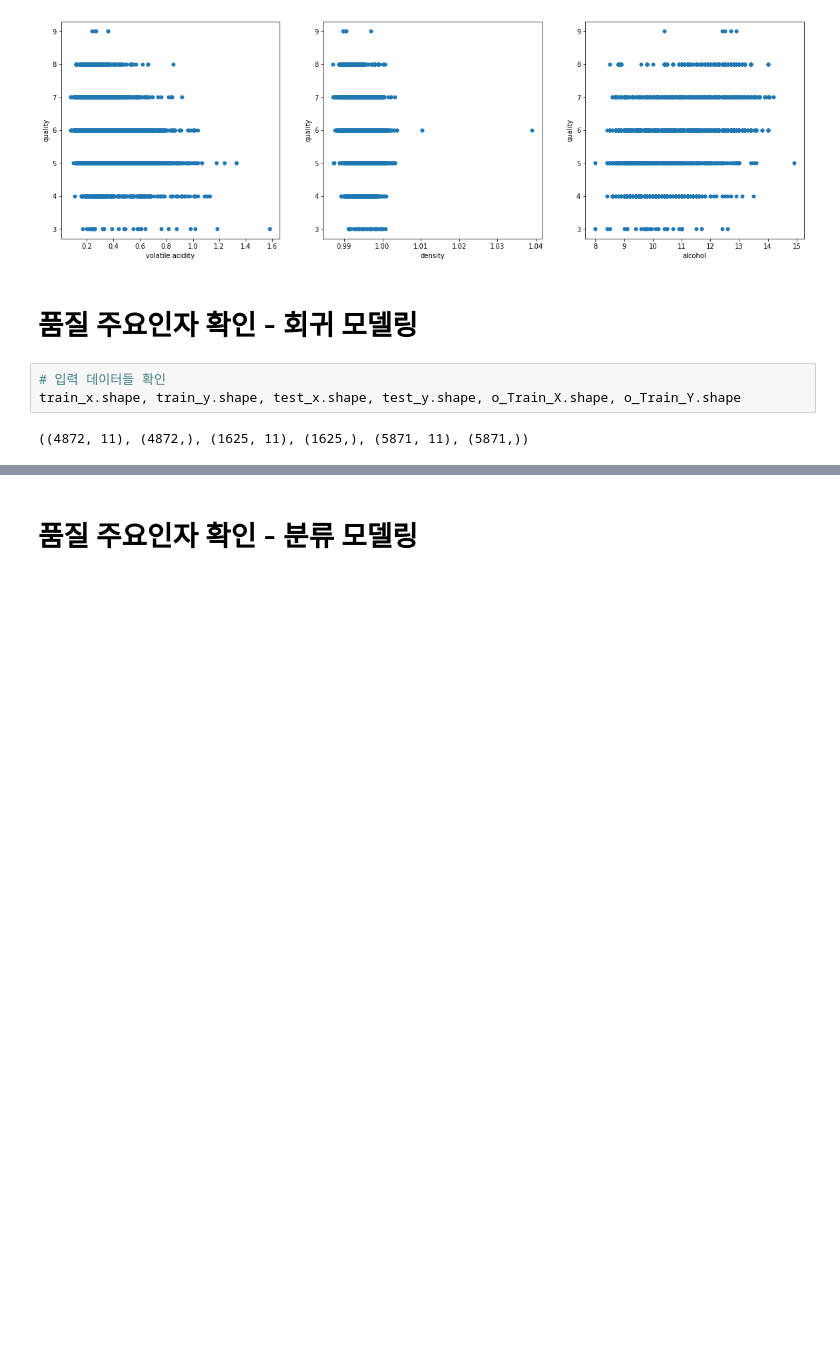
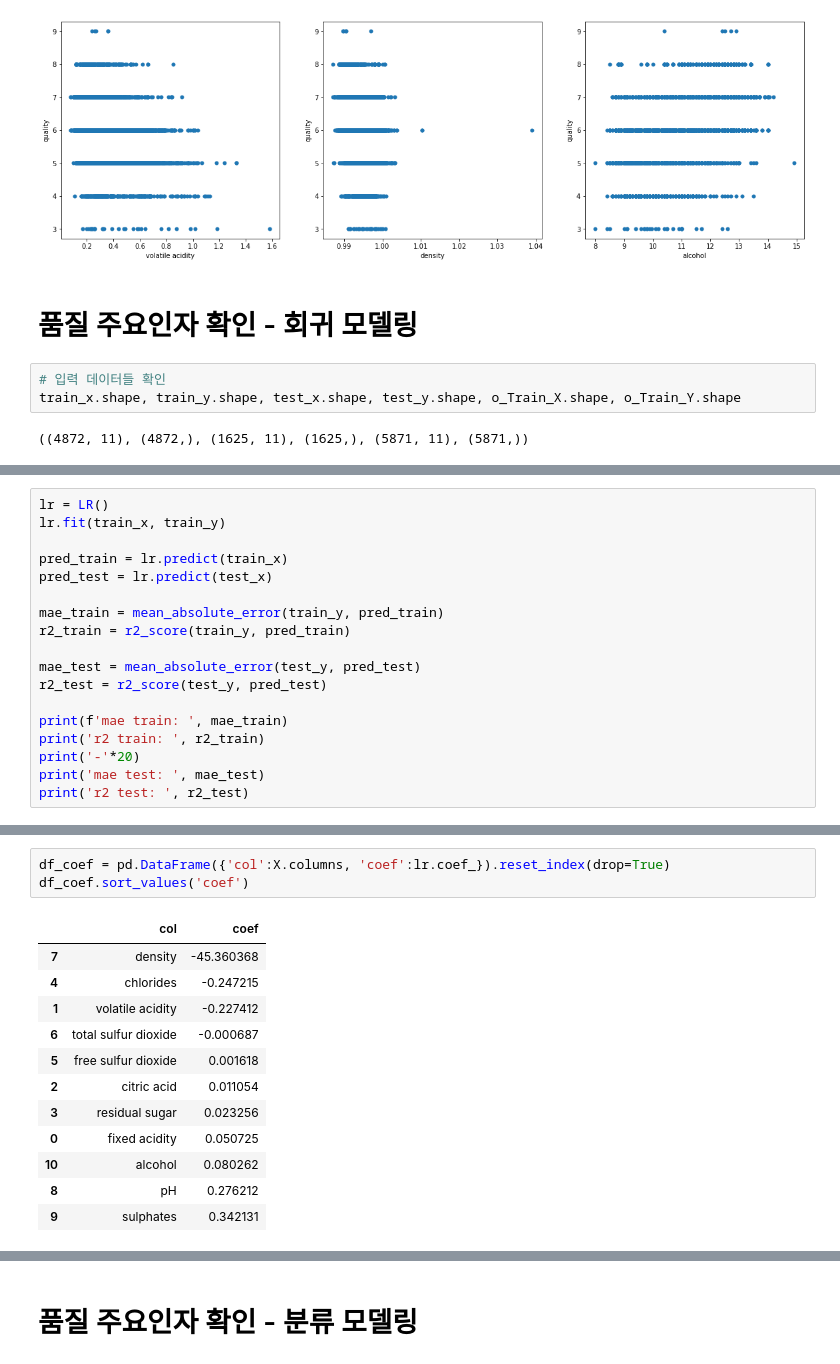
Before and after one commit to seonydg/ml-premium-wine-production-analysis, a Jupyter notebook: premium-wine-production-analysis-1.ipynb, the cells around one changed output, grey strips where cells are left out. Cells and saved outputs as stored; diff of their text form; blank space fills up the shorter version.

```diff
--- a/premium-wine-production-analysis-1.ipynb
+++ b/premium-wine-production-analysis-1.ipynb
@@ -199,0 +204,18 @@ train_x.shape, train_y.shape, test_x.shape, test_y.shape, o_Train_X.shape, o_Tra
+# %%
+lr = LR()
+lr.fit(train_x, train_y)
+
+pred_train = lr.predict(train_x)
+pred_test = lr.predict(test_x)
+
+mae_train = mean_absolute_error(train_y, pred_train)
+r2_train = r2_score(train_y, pred_train)
+
+mae_test = mean_absolute_error(test_y, pred_test)
+r2_test = r2_score(test_y, pred_test)
+
+print(f'mae train: ', mae_train)
+print('r2 train: ', r2_train)
+print('-'*20)
+print('mae test: ', mae_test)
+print('r2 test: ', r2_test)
@@ -199,0 +252,16 @@ train_x.shape, train_y.shape, test_x.shape, test_y.shape, o_Train_X.shape, o_Tra
+# %%
+df_coef = pd.DataFrame({'col':X.columns, 'coef':lr.coef_}).reset_index(drop=True)
+df_coef.sort_values('coef')
+# %% [output]
+|  | col | coef |
+| 7 | density | -45.360368 |
+| 4 | chlorides | -0.247215 |
+| 1 | volatile acidity | -0.227412 |
+| 6 | total sulfur dioxide | -0.000687 |
+| 5 | free sulfur dioxide | 0.001618 |
+| 2 | citric acid | 0.011054 |
+| 3 | residual sugar | 0.023256 |
+| 0 | fixed acidity | 0.050725 |
+| 10 | alcohol | 0.080262 |
+| 8 | pH | 0.276212 |
+| 9 | sulphates | 0.342131 |
```
Also changed, not shown: parts of 9 cells of this notebook.
